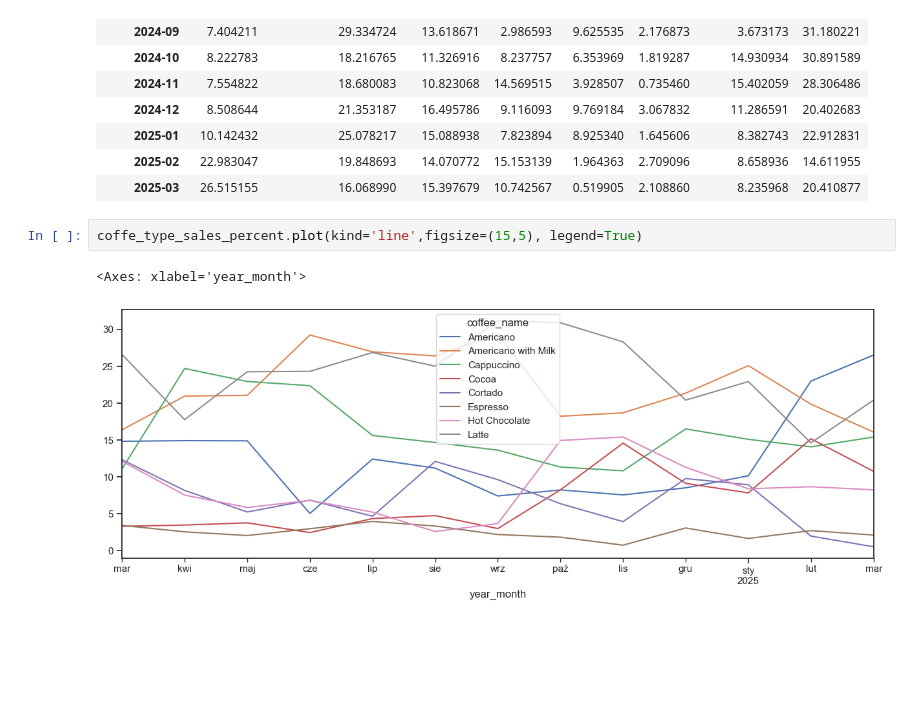
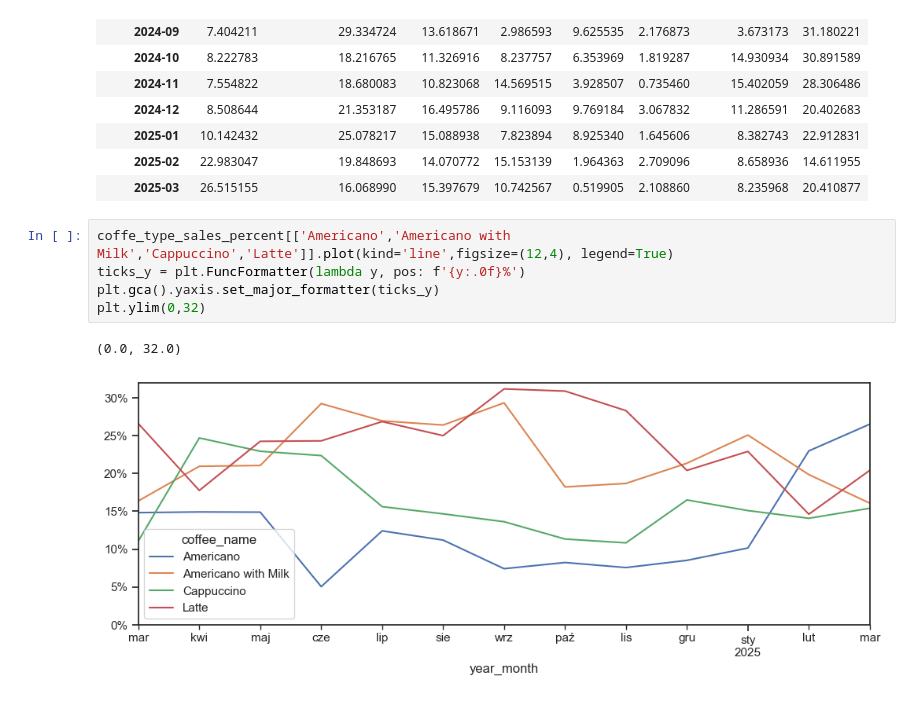
Before and after one commit to mtszczepaniak/Coffee_Sales_Analysis, a Jupyter notebook: 2.Coffe_Sales_Trends.ipynb, the cells around one changed output. Saved outputs shown, nothing was run; the diff lists cells and outputs as text; blank space fills up the shorter version.

```diff
--- a/2.Coffe_Sales_Trends.ipynb
+++ b/2.Coffe_Sales_Trends.ipynb
@@ -136,7 +136,10 @@ coffe_type_sales_percent
 | 2025-02 | 22.983047 | 19.848693 | 14.070772 | 15.153139 | 1.964363 | 2.709096 | 8.658936 | 14.611955 |
 | 2025-03 | 26.515155 | 16.068990 | 15.397679 | 10.742567 | 0.519905 | 2.108860 | 8.235968 | 20.410877 |
 # %%
-coffe_type_sales_percent.plot(kind='line',figsize=(15,5), legend=True)
+coffe_type_sales_percent[['Americano','Americano with Milk','Cappuccino','Latte']].plot(kind='line',figsize=(12,4), legend=True)
+ticks_y = plt.FuncFormatter(lambda y, pos: f'{y:.0f}%')
+plt.gca().yaxis.set_major_formatter(ticks_y)
+plt.ylim(0,32)
 # %% [output]
-<Axes: xlabel='year_month'>
+(0.0, 32.0)
-[figure, old version]
+[figure, new version]
```
Also changed, not shown: parts of 3 cells of this notebook, 1 other file.
